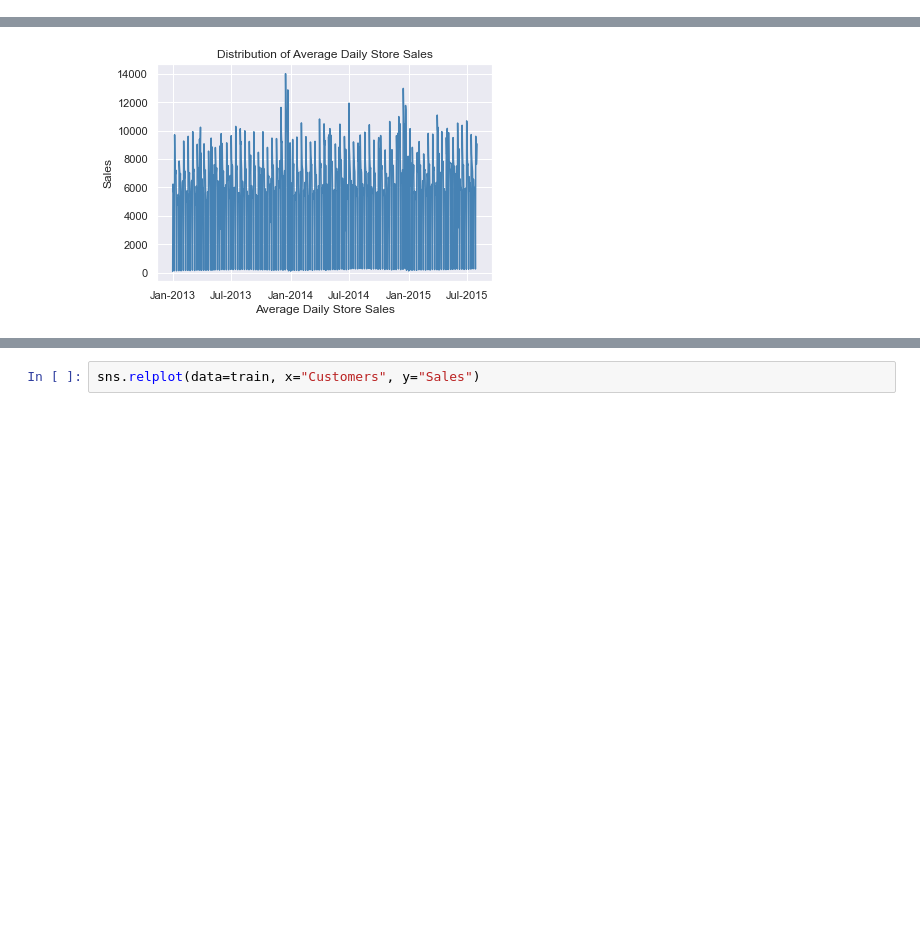
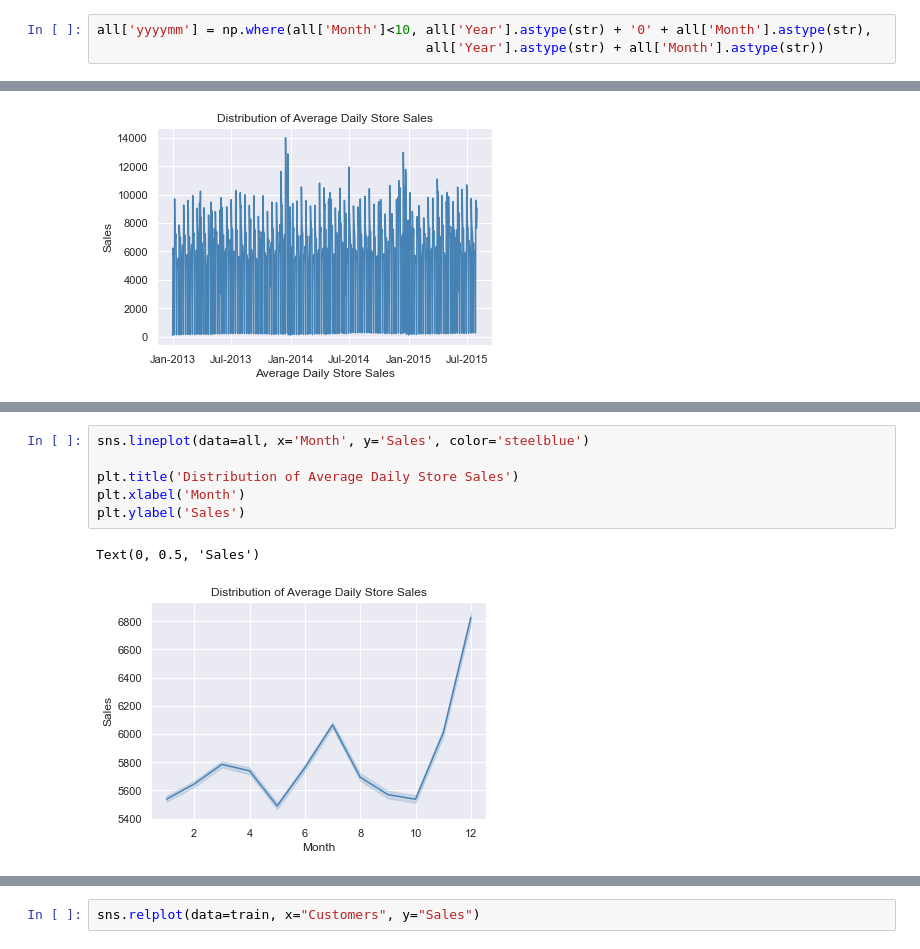
Before and after one commit to CYCCCCC/store_sales_prediction, a Jupyter notebook: store_sales.ipynb, the cells around one changed output, grey strips where cells are left out. Saved outputs shown, nothing was run; the diff lists cells and outputs as text; blank space fills up the shorter version.

```diff
--- a/store_sales.ipynb
+++ b/store_sales.ipynb
@@ -764,0 +810,3 @@ sales_d = train.groupby('Date')['Sales'].mean().reset_index()
+# %%
+all['yyyymm'] = np.where(all['Month']<10, all['Year'].astype(str) + '0' + all['Month'].astype(str),
+                                          all['Year'].astype(str) + all['Month'].astype(str))
@@ -804,0 +842,9 @@ Text(0, 0.5, 'Sales')
+# %%
+sns.lineplot(data=all, x='Month', y='Sales', color='steelblue')
+
+plt.title('Distribution of Average Daily Store Sales')
+plt.xlabel('Month')
+plt.ylabel('Sales')
+# %% [output]
+Text(0, 0.5, 'Sales')
+[figure, added]
```
Also changed, not shown: parts of 39 cells of this notebook.
